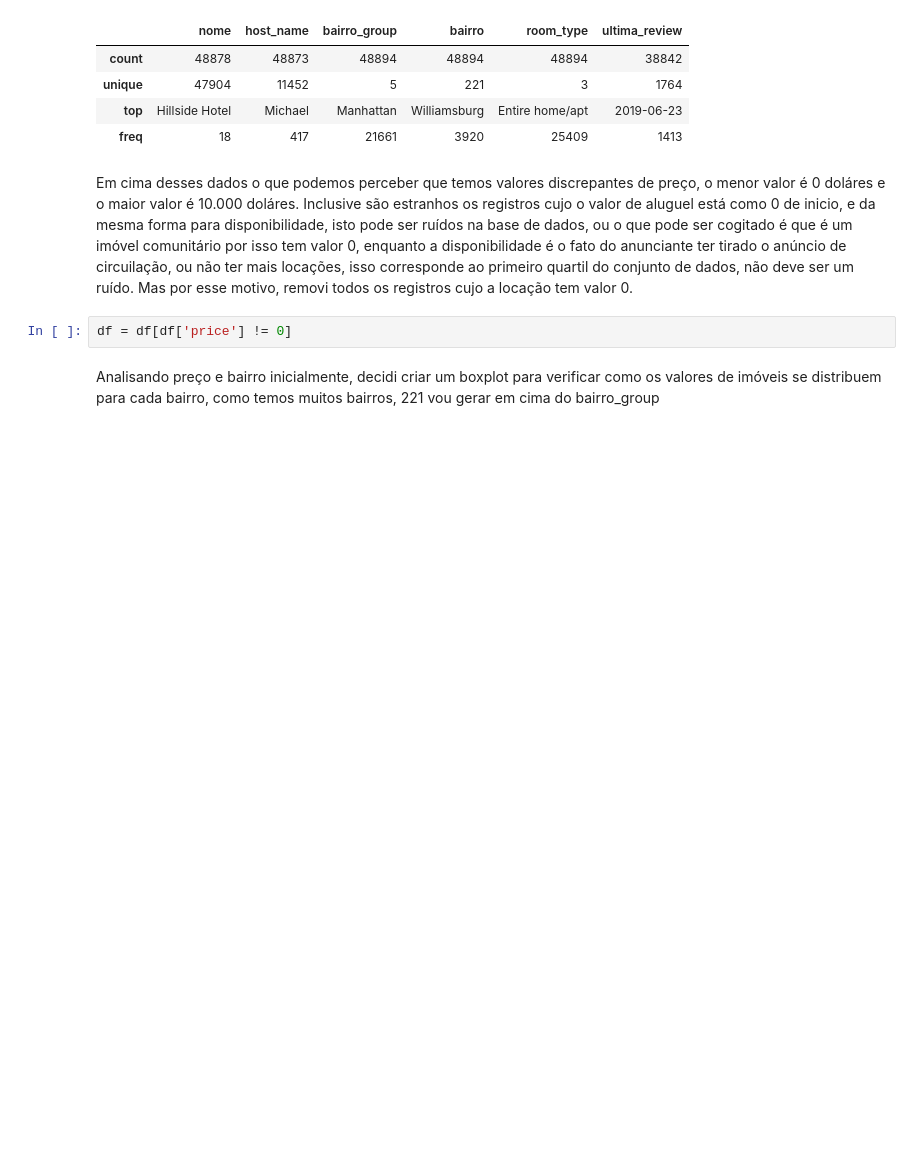
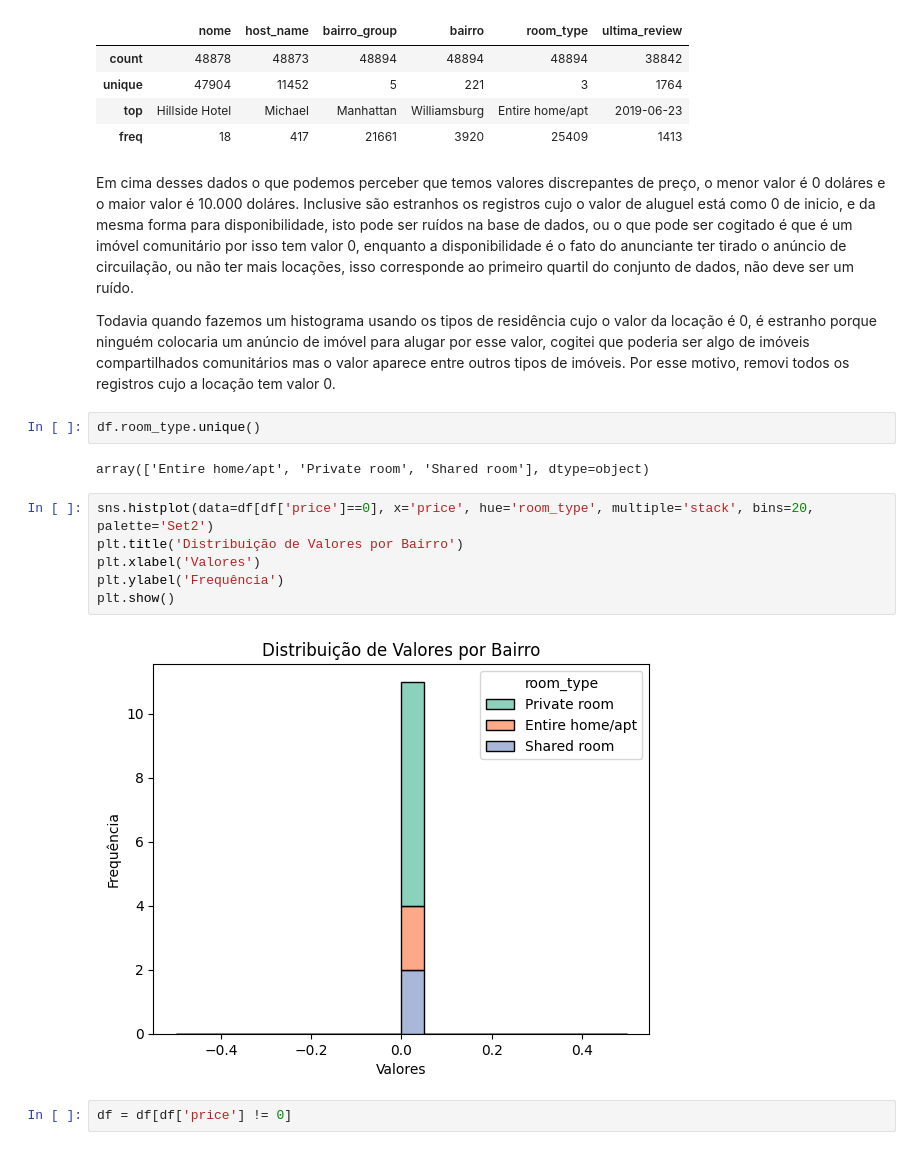
Before and after one commit to laraesquivel/lighthouse_data_science, a Jupyter notebook: analise_exploratoria.ipynb, the cells around one changed output. Drawn from its saved outputs; the diff is of its cells as text; blank space fills up the shorter version.

```diff
--- a/analise_exploratoria.ipynb
+++ b/analise_exploratoria.ipynb
@@ -108,8 +110,20 @@ df.select_dtypes(exclude=['number']).describe()
 | top | Hillside Hotel | Michael | Manhattan | Williamsburg | Entire home/apt | 2019-06-23 |
 | freq | 18 | 417 | 21661 | 3920 | 25409 | 1413 |
 # %% [markdown]
-Em cima desses dados o que podemos perceber que temos valores discrepantes de preço, o menor valor é 0 doláres e o maior valor é 10.000 doláres. Inclusive são estranhos os registros cujo o valor de aluguel está como 0 de inicio, e da mesma forma para disponibilidade, isto pode ser ruídos na base de dados, ou o que pode ser cogitado é que é um imóvel comunitário por isso tem valor 0, enquanto a disponibilidade é o fato do anunciante ter tirado o anúncio de circuilação, ou não ter mais locações, isso corresponde ao primeiro quartil do conjunto de dados, não deve ser um ruído. Mas por esse motivo, removi todos os registros cujo a locação tem valor 0.
+Em cima desses dados o que podemos perceber que temos valores discrepantes de preço, o menor valor é 0 doláres e o maior valor é 10.000 doláres. Inclusive são estranhos os registros cujo o valor de aluguel está como 0 de inicio, e da mesma forma para disponibilidade, isto pode ser ruídos na base de dados, ou o que pode ser cogitado é que é um imóvel comunitário por isso tem valor 0, enquanto a disponibilidade é o fato do anunciante ter tirado o anúncio de circuilação, ou não ter mais locações, isso corresponde ao primeiro quartil do conjunto de dados, não deve ser um ruído.
+
+Todavia quando fazemos um histograma usando os tipos de residência cujo o valor da locação é 0, é estranho porque ninguém colocaria um anúncio de imóvel para alugar por esse valor, cogitei que poderia ser algo de imóveis compartilhados comunitários mas o valor aparece entre outros tipos de imóveis. Por esse motivo, removi todos os registros cujo a locação tem valor 0.
+# %%
+df.room_type.unique()
+# %% [output]
+array(['Entire home/apt', 'Private room', 'Shared room'], dtype=object)
+# %%
+sns.histplot(data=df[df['price']==0], x='price', hue='room_type', multiple='stack', bins=20, palette='Set2')
+plt.title('Distribuição de Valores por Bairro')
+plt.xlabel('Valores')
+plt.ylabel('Frequência')
+plt.show()
+# %% [output]
+[figure, added]
 # %%
 df = df[df['price'] != 0]
-# %% [markdown]
-Analisando preço e bairro inicialmente, decidi criar um boxplot para verificar como os valores de imóveis se distribuem para cada bairro, como temos muitos bairros, 221 vou gerar em cima do bairro_group
```
Also changed, not shown: parts of 24 cells of this notebook, 1 other file.
